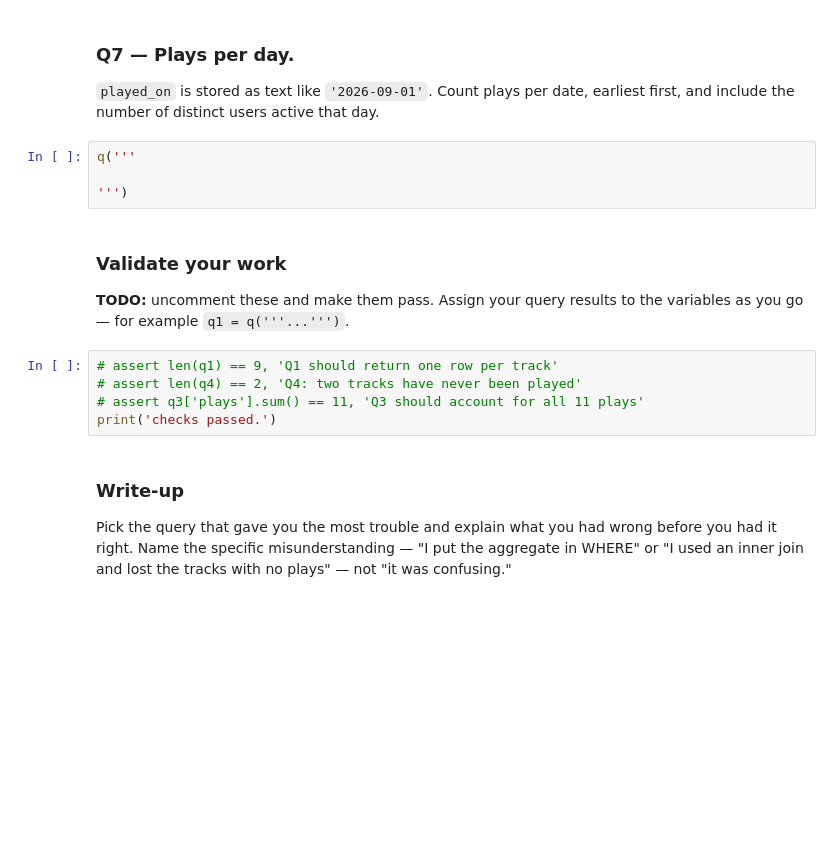
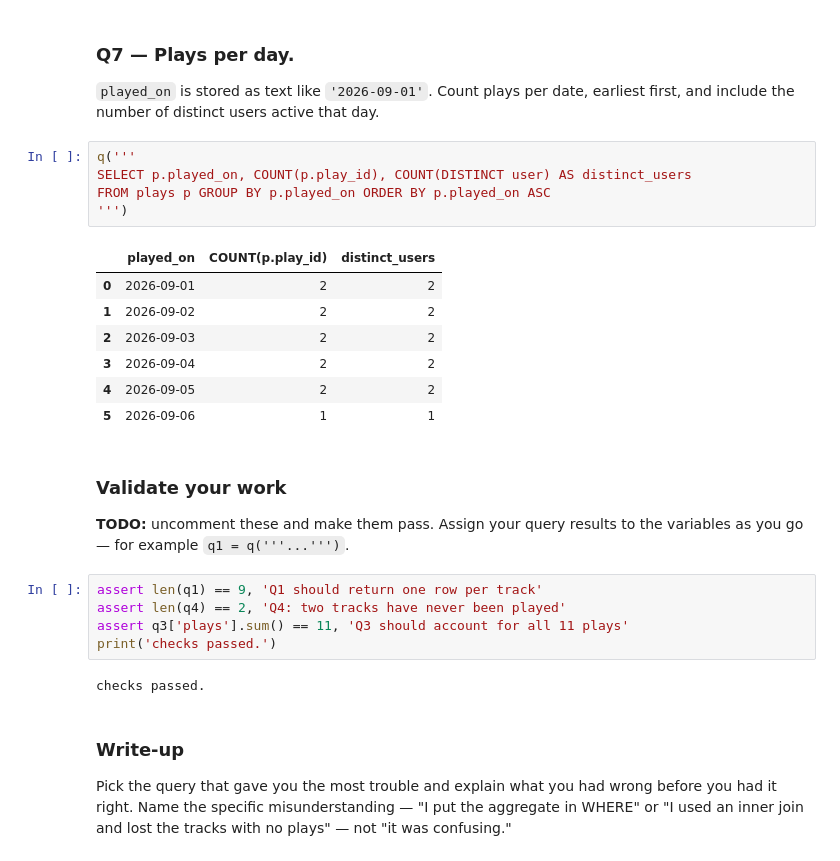
Before and after one commit to ekee7/ds2002-fa26, a Jupyter notebook: notebooks/02-sql-databases/2026-09-11 — SQL Challenge Set — Lab.ipynb, the cells around one changed output. Cells and saved outputs as stored; diff of their text form; blank space fills up the shorter version.

```diff
--- a/notebooks/02-sql-databases/2026-09-11 — SQL Challenge Set — Lab.ipynb
+++ b/notebooks/02-sql-databases/2026-09-11 — SQL Challenge Set — Lab.ipynb
@@ -92,17 +132,28 @@ q('''
 `played_on` is stored as text like `'2026-09-01'`. Count plays per date, earliest first, and include the number of distinct users active that day.
 # %%
 q('''
-
+SELECT p.played_on, COUNT(p.play_id), COUNT(DISTINCT user) AS distinct_users
+FROM plays p GROUP BY p.played_on ORDER BY p.played_on ASC
 ''')
+# %% [output]
+|  | played_on | COUNT(p.play_id) | distinct_users |
+| 0 | 2026-09-01 | 2 | 2 |
+| 1 | 2026-09-02 | 2 | 2 |
+| 2 | 2026-09-03 | 2 | 2 |
+| 3 | 2026-09-04 | 2 | 2 |
+| 4 | 2026-09-05 | 2 | 2 |
+| 5 | 2026-09-06 | 1 | 1 |
 # %% [markdown]
 ### Validate your work
 
 **TODO:** uncomment these and make them pass. Assign your query results to the variables as you go — for example `q1 = q('''...''')`.
 # %%
-# assert len(q1) == 9, 'Q1 should return one row per track'
-# assert len(q4) == 2, 'Q4: two tracks have never been played'
-# assert q3['plays'].sum() == 11, 'Q3 should account for all 11 plays'
+assert len(q1) == 9, 'Q1 should return one row per track'
+assert len(q4) == 2, 'Q4: two tracks have never been played'
+assert q3['plays'].sum() == 11, 'Q3 should account for all 11 plays'
 print('checks passed.')
+# %% [output]
+checks passed.
 # %% [markdown]
 ### Write-up
 
```
Also changed, not shown: parts of 7 cells of this notebook.
